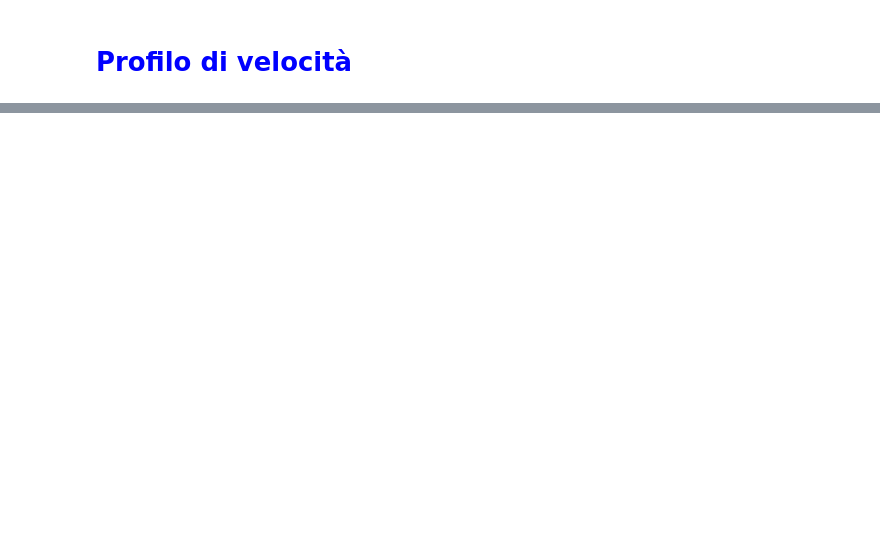
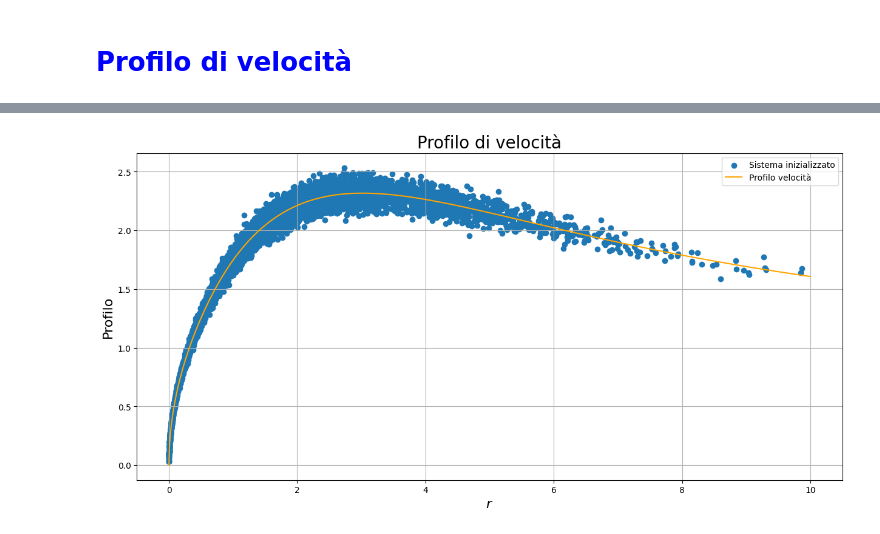
Before and after one commit to Negrini085/Astro, a Jupyter notebook: Analisi/condin.ipynb, the cells around one changed output, grey strips where cells are left out. Cells and saved outputs as stored; diff of their text form; code cells hidden in the pictures; blank space fills up the shorter version.

```diff
--- a/Analisi/condin.ipynb
+++ b/Analisi/condin.ipynb
@@ -77,0 +145,26 @@ Per quanto riguarda il profilo di velocità iniziale, scegliamo delle velocità
+# %%
+# Funzione per la densità di probabilità
+def prof(x, r0, n):
+    res = np.zeros(len(x))
+    for k, i in enumerate(x):
+        appo = np.sqrt(np.pi * i)
+        if i > r0:
+            appo = np.sqrt(np.pi * (8.25 - (2*i**2+5*i+5)*np.exp(-(i-0.5)))/i)
+        res[k] = appo
+    return res
+
+conf = np.loadtxt("condin.conf")
+x = np.linspace(0.0, 10.0, 1000)
+fig = plt.figure(figsize = (15, 7))
+
+plt.scatter(conf[:, 1], conf[:, 4], label = "Sistema inizializzato")
+plt.plot(x, prof(x, 0.5, 1.0), color = 'orange', label = "Profilo velocità")
+plt.title('Profilo di velocità', fontsize = 20)
+plt.ylabel(r'Profilo', fontsize = 16)
+plt.xlabel(r'$r$', fontsize = 16)
+plt.legend(loc="best")
+plt.grid(True)
+
+plt.show()
+# %% [output]
+[figure, added]
```
Also changed, not shown: parts of 3 cells of this notebook.
